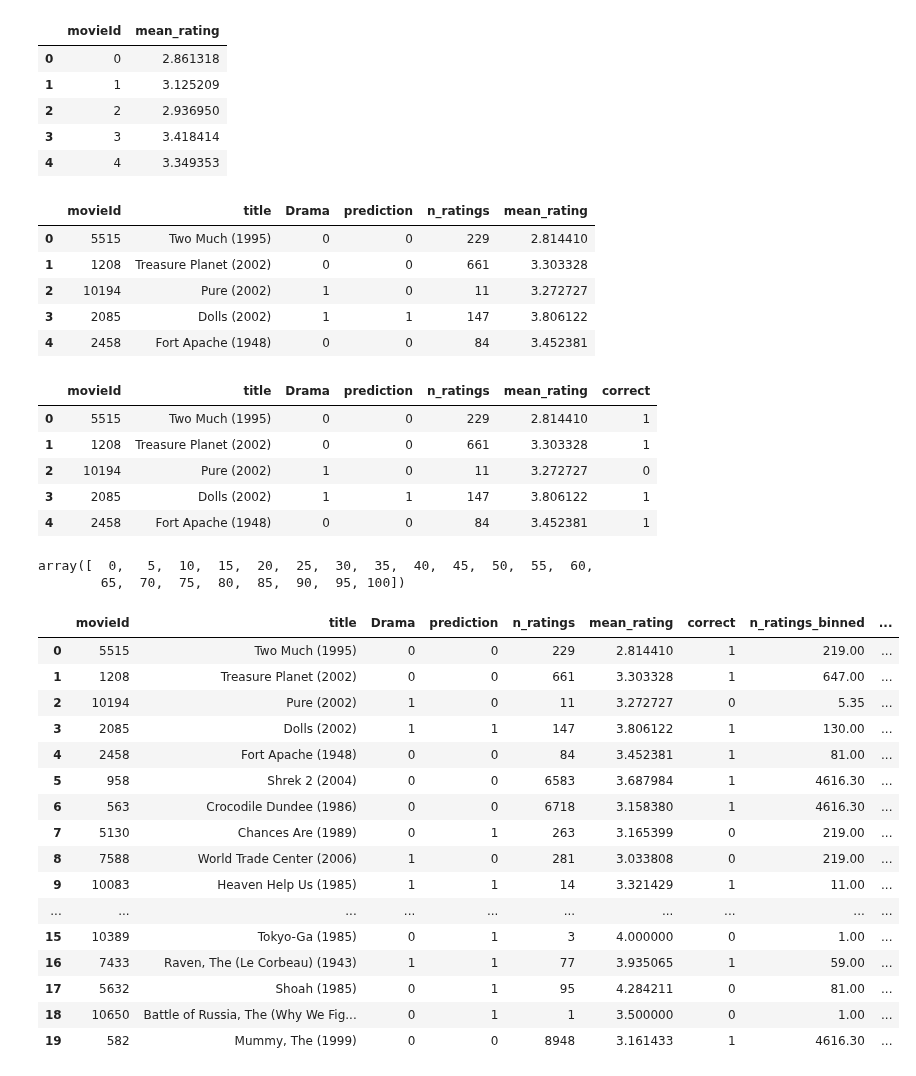
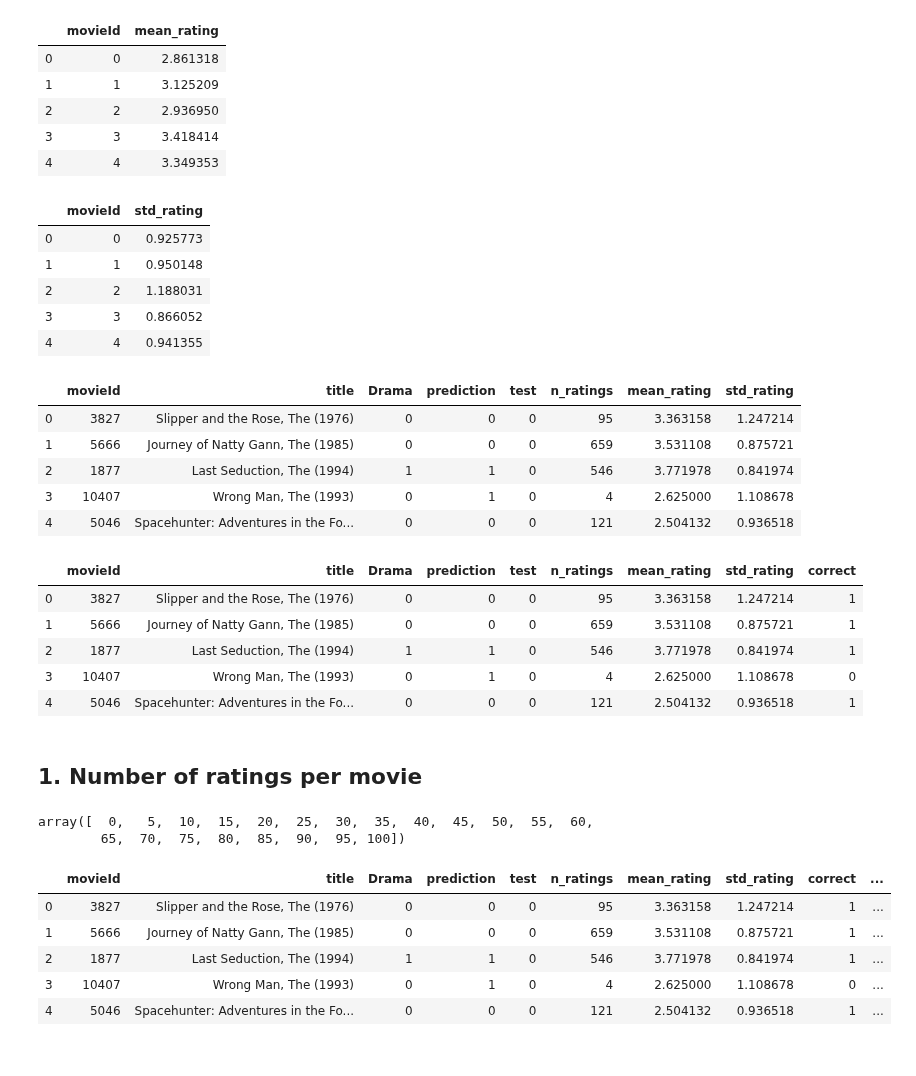
Before and after one commit to James-Leslie/deep-collaborative-filtering, a Jupyter notebook: movielens10m-results.ipynb, the cells around one changed output. Drawn from its saved outputs; the diff is of its cells as text; code cells hidden in the pictures.

```diff
--- a/movielens10m-results.ipynb
+++ b/movielens10m-results.ipynb
@@ -82,7 +66,7 @@ rating_counts.head()
 | 3 | 3 | 16075 |
 | 4 | 4 | 18925 |
 # %%
-rating_avgs = df.groupby('movieId').agg({'rating':'mean'}).reset_index()
+rating_avgs = ratings.groupby('movieId').agg({'rating':'mean'}).reset_index()
 rating_avgs.columns = ['movieId', 'mean_rating']
 rating_avgs.head()
 # %% [output]
@@ -92,52 +76,55 @@ rating_avgs.head()
 | 2 | 2 | 2.936950 |
 | 3 | 3 | 3.418414 |
 | 4 | 4 | 3.349353 |
+# %%
+rating_var = ratings.groupby('movieId').agg({'rating':'std'}).reset_index()
+rating_var.columns = ['movieId', 'std_rating']
+rating_var.head()
+# %% [output]
+|  | movieId | std_rating |
+| 0 | 0 | 0.925773 |
+| 1 | 1 | 0.950148 |
+| 2 | 2 | 1.188031 |
+| 3 | 3 | 0.866052 |
+| 4 | 4 | 0.941355 |
 # %%
-test = pd.merge(test, rating_counts, how='inner', on='movieId')
-test = pd.merge(test, rating_avgs, how='inner', on='movieId')
-test.head()
+df = pd.merge(df, rating_counts, how='inner', on='movieId')
+df = pd.merge(df, rating_avgs, how='inner', on='movieId')
+df = pd.merge(df, rating_var, how='inner', on='movieId')
+df.head()
 # %% [output]
-|  | movieId | title | Drama | prediction | n_ratings | mean_rating |
-| 0 | 5515 | Two Much (1995) | 0 | 0 | 229 | 2.814410 |
-| 1 | 1208 | Treasure Planet (2002) | 0 | 0 | 661 | 3.303328 |
-| 2 | 10194 | Pure (2002) | 1 | 0 | 11 | 3.272727 |
-| 3 | 2085 | Dolls (2002) | 1 | 1 | 147 | 3.806122 |
-| 4 | 2458 | Fort Apache (1948) | 0 | 0 | 84 | 3.452381 |
+|  | movieId | title | Drama | prediction | test | n_ratings | mean_rating | std_rating |
+| 0 | 3827 | Slipper and the Rose, The (1976) | 0 | 0 | 0 | 95 | 3.363158 | 1.247214 |
+| 1 | 5666 | Journey of Natty Gann, The (1985) | 0 | 0 | 0 | 659 | 3.531108 | 0.875721 |
+| 2 | 1877 | Last Seduction, The (1994) | 1 | 1 | 0 | 546 | 3.771978 | 0.841974 |
+| 3 | 10407 | Wrong Man, The (1993) | 0 | 1 | 0 | 4 | 2.625000 | 1.108678 |
+| 4 | 5046 | Spacehunter: Adventures in the Fo... | 0 | 0 | 0 | 121 | 2.504132 | 0.936518 |
 # %%
-test['correct'] = (test['Drama'] == test['prediction']).astype('int')
-test.head()
+df['correct'] = (df['Drama'] == df['prediction']).astype('int')
+df.head()
 # %% [output]
-|  | movieId | title | Drama | prediction | n_ratings | mean_rating | correct |
-| 0 | 5515 | Two Much (1995) | 0 | 0 | 229 | 2.814410 | 1 |
-| 1 | 1208 | Treasure Planet (2002) | 0 | 0 | 661 | 3.303328 | 1 |
-| 2 | 10194 | Pure (2002) | 1 | 0 | 11 | 3.272727 | 0 |
-| 3 | 2085 | Dolls (2002) | 1 | 1 | 147 | 3.806122 | 1 |
-| 4 | 2458 | Fort Apache (1948) | 0 | 0 | 84 | 3.452381 | 1 |
+|  | movieId | title | Drama | prediction | test | n_ratings | mean_rating | std_rating | correct |
+| 0 | 3827 | Slipper and the Rose, The (1976) | 0 | 0 | 0 | 95 | 3.363158 | 1.247214 | 1 |
+| 1 | 5666 | Journey of Natty Gann, The (1985) | 0 | 0 | 0 | 659 | 3.531108 | 0.875721 | 1 |
+| 2 | 1877 | Last Seduction, The (1994) | 1 | 1 | 0 | 546 | 3.771978 | 0.841974 | 1 |
+| 3 | 10407 | Wrong Man, The (1993) | 0 | 1 | 0 | 4 | 2.625000 | 1.108678 | 0 |
+| 4 | 5046 | Spacehunter: Adventures in the Fo... | 0 | 0 | 0 | 121 | 2.504132 | 0.936518 | 1 |
+# %% [markdown]
+## 1. Number of ratings per movie
 # %%
 np.arange(0, 101, 5)
 # %% [output]
 array([  0,   5,  10,  15,  20,  25,  30,  35,  40,  45,  50,  55,  60,
         65,  70,  75,  80,  85,  90,  95, 100])
 # %%
-bins = list(np.percentile(test.n_ratings.values, np.arange(0, 101, 10)))
+bins = list(np.percentile(df.n_ratings.values, np.arange(0, 101, 10)))
 labels = list(np.arange(10, 101, 10))
-test['n_ratings_percentile'] = pd.cut(test['n_ratings'], bins=bins, labels=labels, include_lowest=True)
-test.head(20)
+df['n_ratings_percentile'] = pd.cut(df['n_ratings'], bins=bins, labels=labels, include_lowest=True)
+df.head()
 # %% [output]
-|  | movieId | title | Drama | prediction | n_ratings | mean_rating | correct | n_ratings_binned | ... |
-| 0 | 5515 | Two Much (1995) | 0 | 0 | 229 | 2.814410 | 1 | 219.00 | ... |
-| 1 | 1208 | Treasure Planet (2002) | 0 | 0 | 661 | 3.303328 | 1 | 647.00 | ... |
-| 2 | 10194 | Pure (2002) | 1 | 0 | 11 | 3.272727 | 0 | 5.35 | ... |
-| 3 | 2085 | Dolls (2002) | 1 | 1 | 147 | 3.806122 | 1 | 130.00 | ... |
-| 4 | 2458 | Fort Apache (1948) | 0 | 0 | 84 | 3.452381 | 1 | 81.00 | ... |
-| 5 | 958 | Shrek 2 (2004) | 0 | 0 | 6583 | 3.687984 | 1 | 4616.30 | ... |
-| 6 | 563 | Crocodile Dundee (1986) | 0 | 0 | 6718 | 3.158380 | 1 | 4616.30 | ... |
-| 7 | 5130 | Chances Are (1989) | 0 | 1 | 263 | 3.165399 | 0 | 219.00 | ... |
-| 8 | 7588 | World Trade Center (2006) | 1 | 0 | 281 | 3.033808 | 0 | 219.00 | ... |
-| 9 | 10083 | Heaven Help Us (1985) | 1 | 1 | 14 | 3.321429 | 1 | 11.00 | ... |
-| ... | ... | ... | ... | ... | ... | ... | ... | ... | ... |
-| 15 | 10389 | Tokyo-Ga (1985) | 0 | 1 | 3 | 4.000000 | 0 | 1.00 | ... |
-| 16 | 7433 | Raven, The (Le Corbeau) (1943) | 1 | 1 | 77 | 3.935065 | 1 | 59.00 | ... |
-| 17 | 5632 | Shoah (1985) | 0 | 1 | 95 | 4.284211 | 0 | 81.00 | ... |
-| 18 | 10650 | Battle of Russia, The (Why We Fig... | 0 | 1 | 1 | 3.500000 | 0 | 1.00 | ... |
-| 19 | 582 | Mummy, The (1999) | 0 | 0 | 8948 | 3.161433 | 1 | 4616.30 | ... |
+|  | movieId | title | Drama | prediction | test | n_ratings | mean_rating | std_rating | correct | ... |
+| 0 | 3827 | Slipper and the Rose, The (1976) | 0 | 0 | 0 | 95 | 3.363158 | 1.247214 | 1 | ... |
+| 1 | 5666 | Journey of Natty Gann, The (1985) | 0 | 0 | 0 | 659 | 3.531108 | 0.875721 | 1 | ... |
+| 2 | 1877 | Last Seduction, The (1994) | 1 | 1 | 0 | 546 | 3.771978 | 0.841974 | 1 | ... |
+| 3 | 10407 | Wrong Man, The (1993) | 0 | 1 | 0 | 4 | 2.625000 | 1.108678 | 0 | ... |
+| 4 | 5046 | Spacehunter: Adventures in the Fo... | 0 | 0 | 0 | 121 | 2.504132 | 0.936518 | 1 | ... |
```
Also changed, not shown: parts of 30 cells of this notebook.
